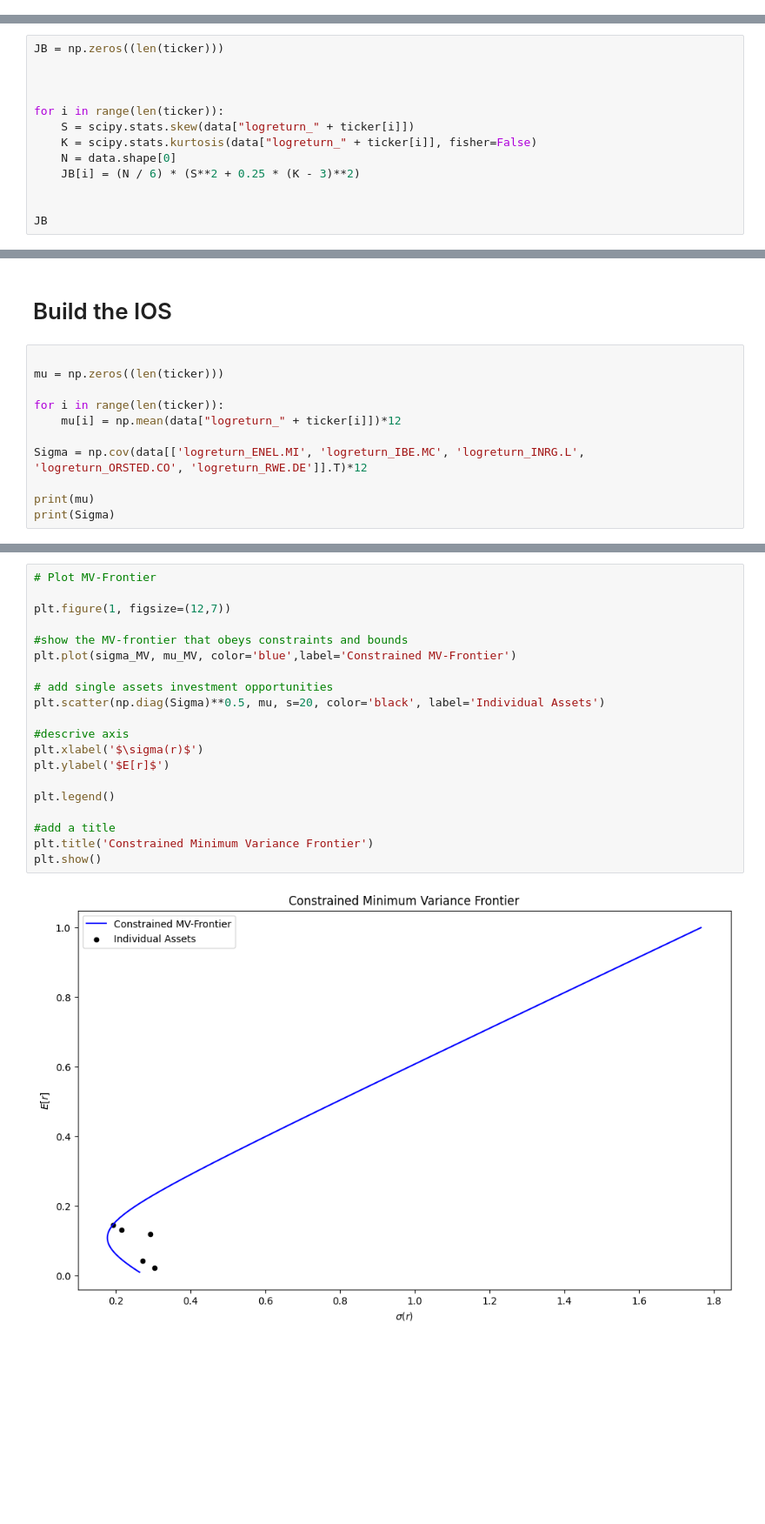
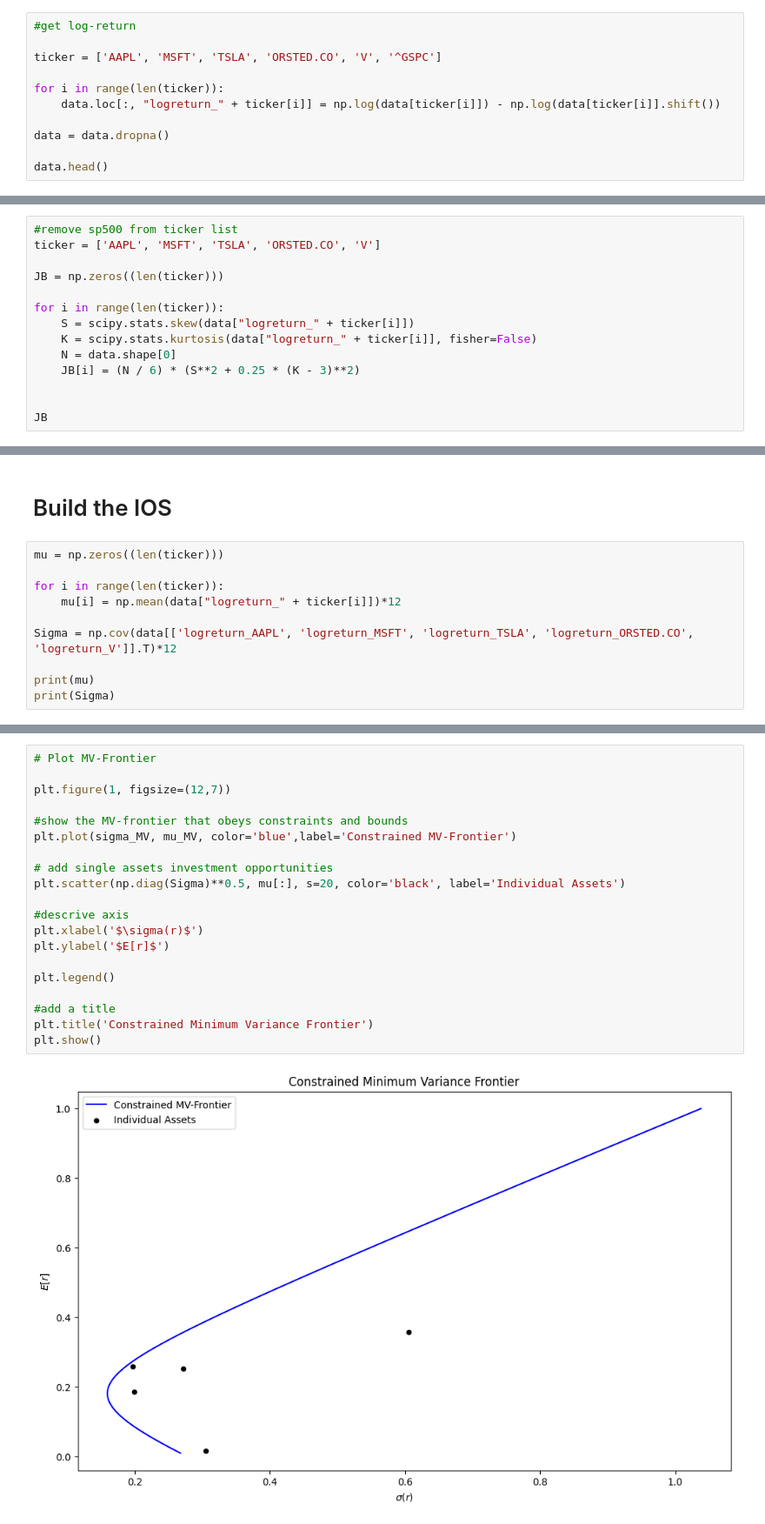
Before and after one commit to DennisSackmann/ProblemSet-1, a Jupyter notebook: main.ipynb, the cells around one changed output, grey strips where cells are left out. Shown: that part at 87% size. Cells and saved outputs as stored; diff of their text form; blank space fills up the shorter version.

```diff
--- a/main.ipynb
+++ b/main.ipynb
@@ -36,0 +29,11 @@ With an alpha of 0.05
+# %%
+#get log-return
+
+ticker = ['AAPL', 'MSFT', 'TSLA', 'ORSTED.CO', 'V', '^GSPC']
+
+for i in range(len(ticker)):
+    data.loc[:, "logreturn_" + ticker[i]] = np.log(data[ticker[i]]) - np.log(data[ticker[i]].shift())
+
+data = data.dropna()
+
+data.head()
@@ -37,7 +50,8 @@ With an alpha of 0.05
 # %%
+#remove sp500 from ticker list
+ticker = ['AAPL', 'MSFT', 'TSLA', 'ORSTED.CO', 'V']
+
 JB = np.zeros((len(ticker)))
-
-
 
 for i in range(len(ticker)):
     S = scipy.stats.skew(data["logreturn_" + ticker[i]])
@@ -85,13 +92,12 @@ The analysis using the Jarque-Bera test indicates, that IBE.MC and INRG.L are no
 # %% [markdown]
 # Build the IOS
 # %%
-
 mu = np.zeros((len(ticker)))
 
 for i in range(len(ticker)):
     mu[i] = np.mean(data["logreturn_" + ticker[i]])*12
 
-Sigma = np.cov(data[['logreturn_ENEL.MI', 'logreturn_IBE.MC', 'logreturn_INRG.L', 'logreturn_ORSTED.CO', 'logreturn_RWE.DE']].T)*12
+Sigma = np.cov(data[['logreturn_AAPL', 'logreturn_MSFT', 'logreturn_TSLA', 'logreturn_ORSTED.CO', 'logreturn_V']].T)*12
 
 print(mu)
 print(Sigma)
@@ -167,22 +177,22 @@ for i in range(0,nr_evals):
 # %%
 # Plot MV-Frontier
 
 plt.figure(1, figsize=(12,7))
 
 #show the MV-frontier that obeys constraints and bounds
 plt.plot(sigma_MV, mu_MV, color='blue',label='Constrained MV-Frontier')
 
 # add single assets investment opportunities
-plt.scatter(np.diag(Sigma)**0.5, mu, s=20, color='black', label='Individual Assets')
+plt.scatter(np.diag(Sigma)**0.5, mu[:], s=20, color='black', label='Individual Assets')
 
 #descrive axis
 plt.xlabel('$\sigma(r)$')
 plt.ylabel('$E[r]$')
 
 plt.legend()
 
 #add a title
 plt.title('Constrained Minimum Variance Frontier')
 plt.show()
 # %% [output]
-[figure, old version]
+[figure, new version]
```
Also changed, not shown: parts of 40 cells of this notebook, 4 other files.
